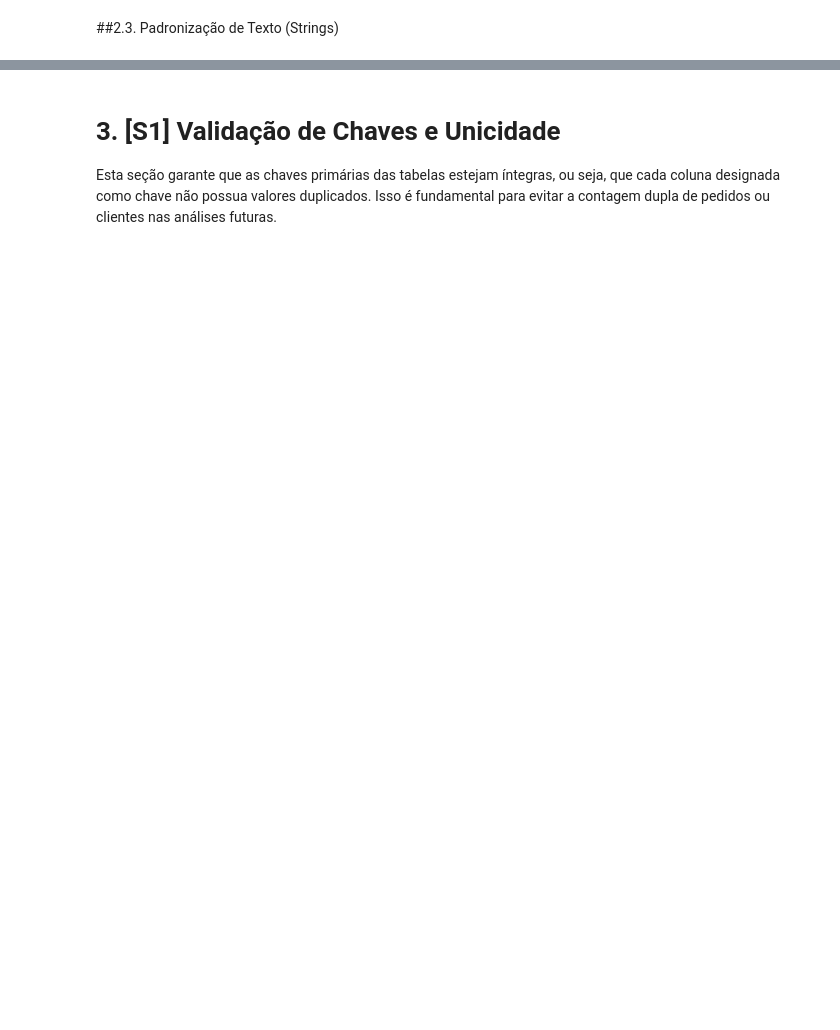
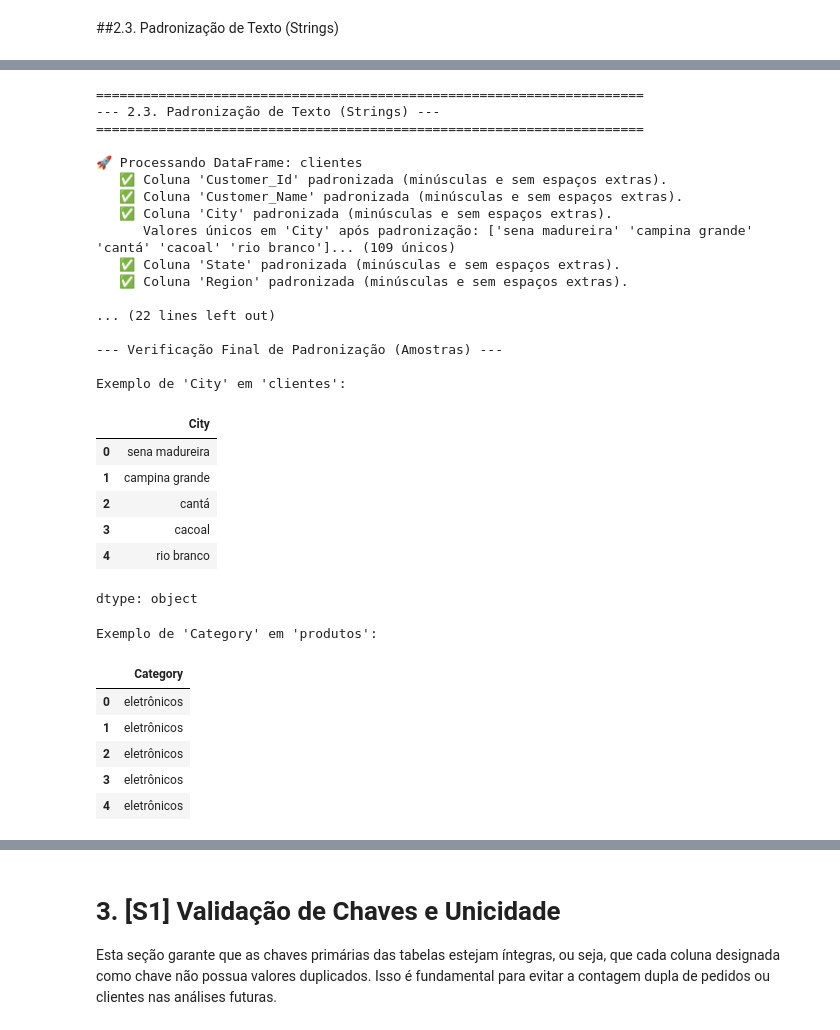
Before and after one commit to vic-fmr/ecommerce-analytics, a Jupyter notebook: codigo/analise_ecommerce.ipynb, the cells around one changed output, grey strips where cells are left out. Cells and saved outputs as stored; diff of their text form; code cells hidden in the pictures; blank space fills up the shorter version.

```diff
--- a/codigo/analise_ecommerce.ipynb
+++ b/codigo/analise_ecommerce.ipynb
@@ -570,0 +381,80 @@ Valores únicos encontrados em 'order_status':
+# %%
+print("\n" + "="*70)
+print("--- 2.3. Padronização de Texto (Strings) ---")
+print("="*70)
+
+# Mapeamento de DataFrames e suas colunas de texto para padronizar
+# Inclua aqui as colunas que você sabe que contêm strings e precisam de limpeza
+colunas_para_padronizar = {
+    'clientes': ['Customer_Id', 'Customer_Name', 'City', 'State', 'Region'],
+    'entregas': ['Delivery_Id', 'Services', 'Status'],
+    'produtos': ['Product_Id', 'Product_Name', 'Category', 'Subcategory'],
+    'pedidos': ['payment', 'Purchase_Status'],
+    'compras': ['Item_ID', 'Product']
+}
+
+for nome_df, df in dataframes.items():
+    if nome_df in colunas_para_padronizar:
+        print(f"\n🚀 Processando DataFrame: {nome_df}")
+        for col in colunas_para_padronizar[nome_df]:
+            if col in df.columns and df[col].dtype == 'object': # Verifica se a coluna existe e é do tipo object (string)
+                # Aplica strip() e lower() e lida com possíveis valores não-string
+                df[col] = df[col].astype(str).str.strip().str.lower()
+                print(f"   ✅ Coluna '{col}' padronizada (minúsculas e sem espaços extras).")
+
+                # Verificação adicional para consistência de valores únicos, útil para colunas 'status' ou 'category'
+                if 'status' in col.lower() or 'category' in col.lower() or 'city' in col.lower():
+                    status_unicos_antes = df[col].unique()
+                    print(f"      Valores únicos em '{col}' após padronização: {status_unicos_antes[:5]}... ({len(status_unicos_antes)} únicos)")
+            elif col in df.columns:
+                print(f"   ⚠️ Coluna '{col}' existe, mas não é do tipo string. Pulando padronização.")
+            else:
+                print(f"   ❌ Coluna '{col}' não encontrada no DataFrame '{nome_df}'. Pulando.")
+    else:
+        print(f"\n   DataFrame '{nome_df}' não possui colunas mapeadas para padronização neste passo.")
+
+print("\n--- Verificação Final de Padronização (Amostras) ---")
+# Exibir amostras para algumas colunas padronizadas para verificação
+if 'clientes' in dataframes and 'City' in dataframes['clientes'].columns:
+    print("\nExemplo de 'City' em 'clientes':")
+    display(dataframes['clientes']['City'].head())
+
+if 'produtos' in dataframes and 'Category' in dataframes['produtos'].columns:
+    print("\nExemplo de 'Category' em 'produtos':")
+    display(dataframes['produtos']['Category'].head())
+
+if 'pedidos' in dataframes and 'Purchase_Status' in dataframes['pedidos'].columns:
+    print("\nExemplo de 'Purchase_Status' em 'pedidos':")
+    display(dataframes['pedidos']['Purchase_Status'].head())
+# %% [output]
+======================================================================
+--- 2.3. Padronização de Texto (Strings) ---
+======================================================================
+
+🚀 Processando DataFrame: clientes
+   ✅ Coluna 'Customer_Id' padronizada (minúsculas e sem espaços extras).
+   ✅ Coluna 'Customer_Name' padronizada (minúsculas e sem espaços extras).
+   ✅ Coluna 'City' padronizada (minúsculas e sem espaços extras).
+      Valores únicos em 'City' após padronização: ['sena madureira' 'campina grande' 'cantá' 'cacoal' 'rio branco']... (109 únicos)
+   ✅ Coluna 'State' padronizada (minúsculas e sem espaços extras).
+   ✅ Coluna 'Region' padronizada (minúsculas e sem espaços extras).
+
+... (22 lines left out)
+
+--- Verificação Final de Padronização (Amostras) ---
+
+Exemplo de 'City' em 'clientes':
+|  | City |
+| 0 | sena madureira |
+| 1 | campina grande |
+| 2 | cantá |
+| 3 | cacoal |
+| 4 | rio branco |
+dtype: object
+Exemplo de 'Category' em 'produtos':
+|  | Category |
+| 0 | eletrônicos |
+| 1 | eletrônicos |
+| 2 | eletrônicos |
+| 3 | eletrônicos |
+| 4 | eletrônicos |
```
Also changed, not shown: parts of 13 cells of this notebook.
